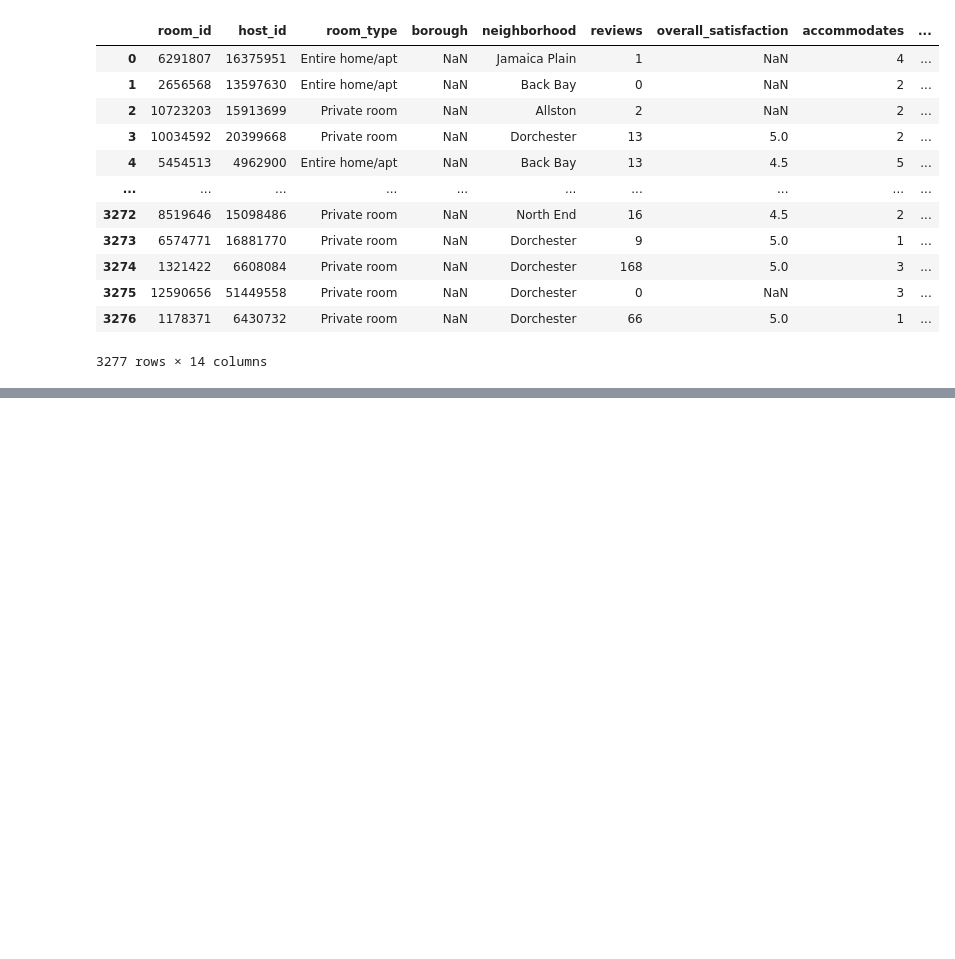
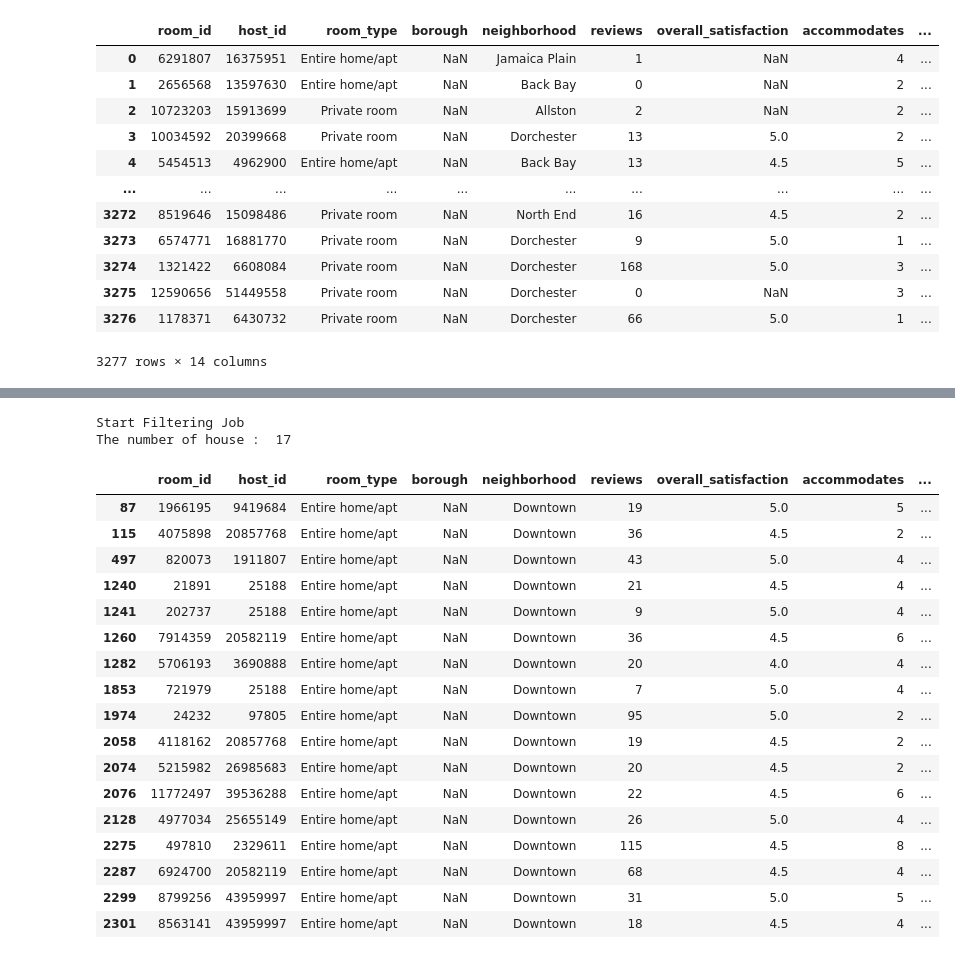
Before and after one commit to 4Moyede/HexatonClass-01, a Jupyter notebook: Mentee/HJB/02/Day03 Homework.ipynb, the cells around one changed output, grey strips where cells are left out. Saved outputs shown, nothing was run; the diff lists cells and outputs as text; code cells hidden in the pictures; blank space fills up the shorter version.

```diff
--- a/Mentee/HJB/02/Day03 Homework.ipynb
+++ b/Mentee/HJB/02/Day03 Homework.ipynb
@@ -127,0 +224,28 @@ The number of house :
+# %%
+print('''Start Filtering Job
+The number of house :  17''')
+
+filtered_data = airbnb_data[(airbnb_data['price'] > 250) & (airbnb_data['neighborhood']=="Downtown") & (airbnb_data['reviews'] > 5)]
+
+filtered_data
+# %% [output]
+Start Filtering Job
+The number of house :  17
+|  | room_id | host_id | room_type | borough | neighborhood | reviews | overall_satisfaction | accommodates | ... |
+| 87 | 1966195 | 9419684 | Entire home/apt | NaN | Downtown | 19 | 5.0 | 5 | ... |
+| 115 | 4075898 | 20857768 | Entire home/apt | NaN | Downtown | 36 | 4.5 | 2 | ... |
+| 497 | 820073 | 1911807 | Entire home/apt | NaN | Downtown | 43 | 5.0 | 4 | ... |
+| 1240 | 21891 | 25188 | Entire home/apt | NaN | Downtown | 21 | 4.5 | 4 | ... |
+| 1241 | 202737 | 25188 | Entire home/apt | NaN | Downtown | 9 | 5.0 | 4 | ... |
+| 1260 | 7914359 | 20582119 | Entire home/apt | NaN | Downtown | 36 | 4.5 | 6 | ... |
+| 1282 | 5706193 | 3690888 | Entire home/apt | NaN | Downtown | 20 | 4.0 | 4 | ... |
+| 1853 | 721979 | 25188 | Entire home/apt | NaN | Downtown | 7 | 5.0 | 4 | ... |
+| 1974 | 24232 | 97805 | Entire home/apt | NaN | Downtown | 95 | 5.0 | 2 | ... |
+| 2058 | 4118162 | 20857768 | Entire home/apt | NaN | Downtown | 19 | 4.5 | 2 | ... |
+| 2074 | 5215982 | 26985683 | Entire home/apt | NaN | Downtown | 20 | 4.5 | 2 | ... |
+| 2076 | 11772497 | 39536288 | Entire home/apt | NaN | Downtown | 22 | 4.5 | 6 | ... |
+| 2128 | 4977034 | 25655149 | Entire home/apt | NaN | Downtown | 26 | 5.0 | 4 | ... |
+| 2275 | 497810 | 2329611 | Entire home/apt | NaN | Downtown | 115 | 4.5 | 8 | ... |
+| 2287 | 6924700 | 20582119 | Entire home/apt | NaN | Downtown | 68 | 4.5 | 4 | ... |
+| 2299 | 8799256 | 43959997 | Entire home/apt | NaN | Downtown | 31 | 5.0 | 5 | ... |
+| 2301 | 8563141 | 43959997 | Entire home/apt | NaN | Downtown | 18 | 4.5 | 4 | ... |
```
Also changed, not shown: parts of 21 cells of this notebook.
